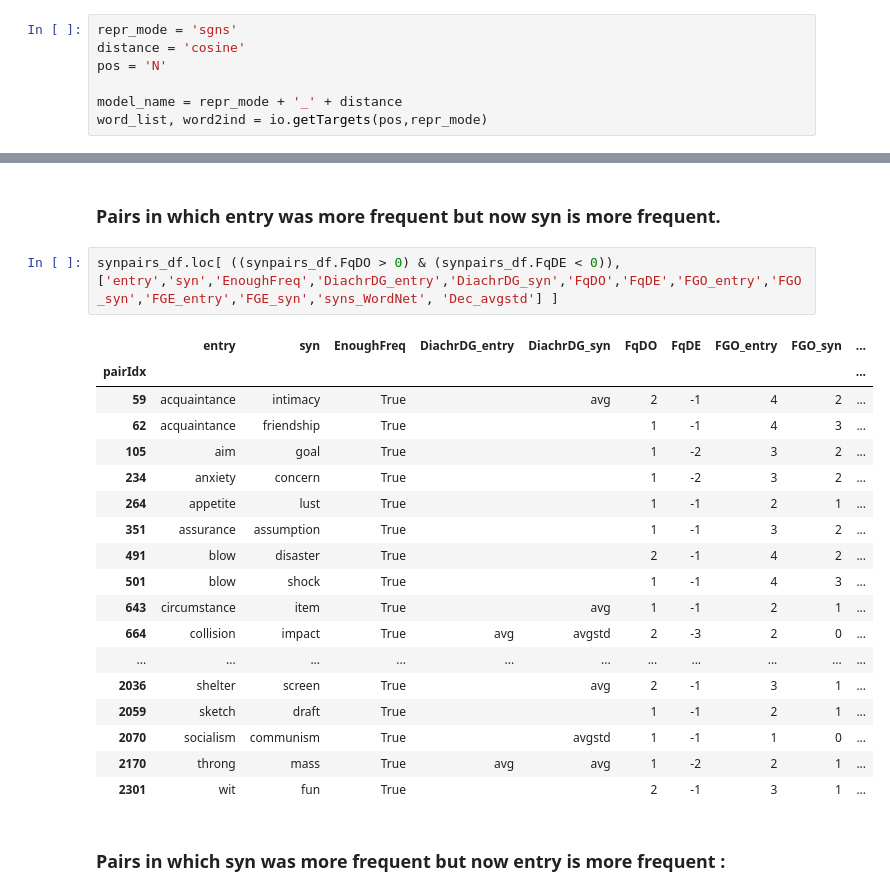
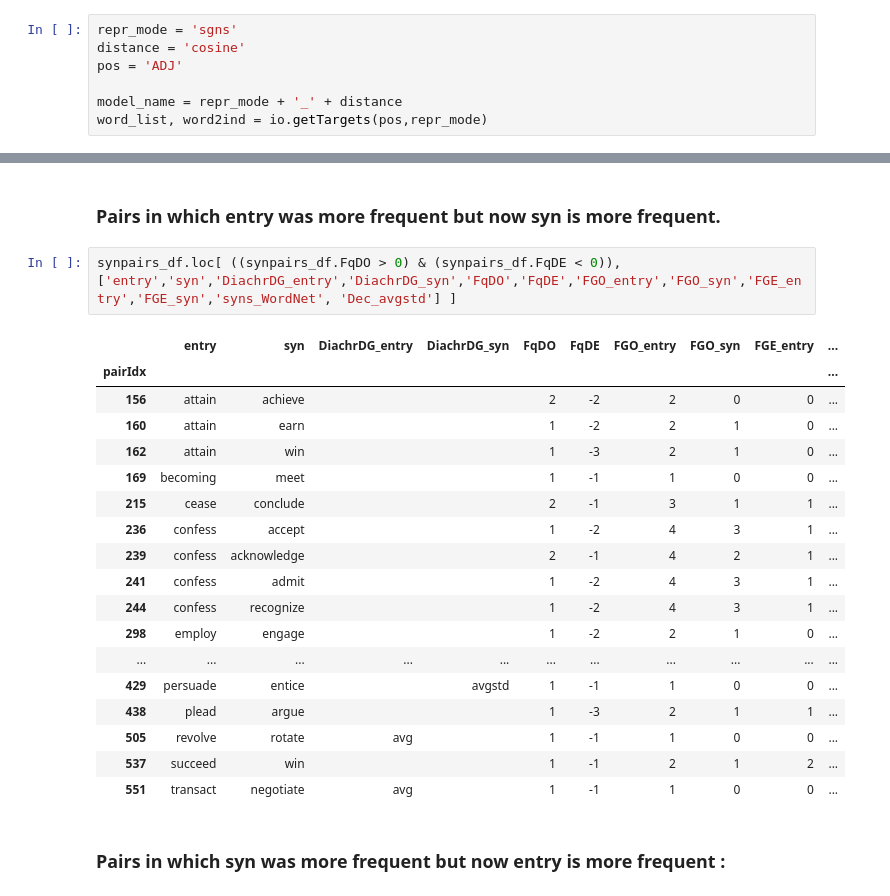
Before and after one commit to blietard/synonyms-semchange, a Jupyter notebook: analysing_synpairs.ipynb, the cells around one changed output, grey strips where cells are left out. Cells and saved outputs as stored; diff of their text form.

```diff
--- a/analysing_synpairs.ipynb
+++ b/analysing_synpairs.ipynb
@@ -19,7 +20,7 @@ from sklearn.ensemble import RandomForestClassifier
 # %%
 repr_mode = 'sgns'
 distance = 'cosine'
-pos = 'N'
+pos = 'ADJ'
 
 model_name = repr_mode + '_' + distance
 word_list, word2ind = io.getTargets(pos,repr_mode)
@@ -360,26 +520,26 @@ synpairs_df.loc[(synpairs_df.syn == word) | (synpairs_df.entry == word ), ['entr
 # %% [markdown]
 ### Pairs in which entry was more frequent but now syn is more frequent.
 # %%
-synpairs_df.loc[ ((synpairs_df.FqDO > 0) & (synpairs_df.FqDE < 0)), ['entry','syn','EnoughFreq','DiachrDG_entry','DiachrDG_syn','FqDO','FqDE','FGO_entry','FGO_syn','FGE_entry','FGE_syn','syns_WordNet', 'Dec_avgstd'] ]
+synpairs_df.loc[ ((synpairs_df.FqDO > 0) & (synpairs_df.FqDE < 0)), ['entry','syn','DiachrDG_entry','DiachrDG_syn','FqDO','FqDE','FGO_entry','FGO_syn','FGE_entry','FGE_syn','syns_WordNet', 'Dec_avgstd'] ]
 # %% [output]
-|  | entry | syn | EnoughFreq | DiachrDG_entry | DiachrDG_syn | FqDO | FqDE | FGO_entry | FGO_syn | ... |
+|  | entry | syn | DiachrDG_entry | DiachrDG_syn | FqDO | FqDE | FGO_entry | FGO_syn | FGE_entry | ... |
 | pairIdx |  |  |  |  |  |  |  |  |  | ... |
-| 59 | acquaintance | intimacy | True |  | avg | 2 | -1 | 4 | 2 | ... |
-| 62 | acquaintance | friendship | True |  |  | 1 | -1 | 4 | 3 | ... |
-| 105 | aim | goal | True |  |  | 1 | -2 | 3 | 2 | ... |
-| 234 | anxiety | concern | True |  |  | 1 | -2 | 3 | 2 | ... |
-| 264 | appetite | lust | True |  |  | 1 | -1 | 2 | 1 | ... |
-| 351 | assurance | assumption | True |  |  | 1 | -1 | 3 | 2 | ... |
-| 491 | blow | disaster | True |  |  | 2 | -1 | 4 | 2 | ... |
-| 501 | blow | shock | True |  |  | 1 | -1 | 4 | 3 | ... |
-| 643 | circumstance | item | True |  | avg | 1 | -1 | 2 | 1 | ... |
-| 664 | collision | impact | True | avg | avgstd | 2 | -3 | 2 | 0 | ... |
+| 156 | attain | achieve |  |  | 2 | -2 | 2 | 0 | 0 | ... |
+| 160 | attain | earn |  |  | 1 | -2 | 2 | 1 | 0 | ... |
+| 162 | attain | win |  |  | 1 | -3 | 2 | 1 | 0 | ... |
+| 169 | becoming | meet |  |  | 1 | -1 | 1 | 0 | 0 | ... |
+| 215 | cease | conclude |  |  | 2 | -1 | 3 | 1 | 1 | ... |
+| 236 | confess | accept |  |  | 1 | -2 | 4 | 3 | 1 | ... |
+| 239 | confess | acknowledge |  |  | 2 | -1 | 4 | 2 | 1 | ... |
+| 241 | confess | admit |  |  | 1 | -2 | 4 | 3 | 1 | ... |
+| 244 | confess | recognize |  |  | 1 | -2 | 4 | 3 | 1 | ... |
+| 298 | employ | engage |  |  | 1 | -2 | 2 | 1 | 0 | ... |
 | ... | ... | ... | ... | ... | ... | ... | ... | ... | ... | ... |
-| 2036 | shelter | screen | True |  | avg | 2 | -1 | 3 | 1 | ... |
-| 2059 | sketch | draft | True |  |  | 1 | -1 | 2 | 1 | ... |
-| 2070 | socialism | communism | True |  | avgstd | 1 | -1 | 1 | 0 | ... |
-| 2170 | throng | mass | True | avg | avg | 1 | -2 | 2 | 1 | ... |
-| 2301 | wit | fun | True |  |  | 2 | -1 | 3 | 1 | ... |
+| 429 | persuade | entice |  | avgstd | 1 | -1 | 1 | 0 | 0 | ... |
+| 438 | plead | argue |  |  | 1 | -3 | 2 | 1 | 1 | ... |
+| 505 | revolve | rotate | avg |  | 1 | -1 | 1 | 0 | 0 | ... |
+| 537 | succeed | win |  |  | 1 | -1 | 2 | 1 | 2 | ... |
+| 551 | transact | negotiate | avg |  | 1 | -1 | 1 | 0 | 0 | ... |
 # %% [markdown]
 ### Pairs in which syn was more frequent but now entry is more frequent :
 # %%
```
Also changed, not shown: parts of 32 cells of this notebook, 20 other files.
